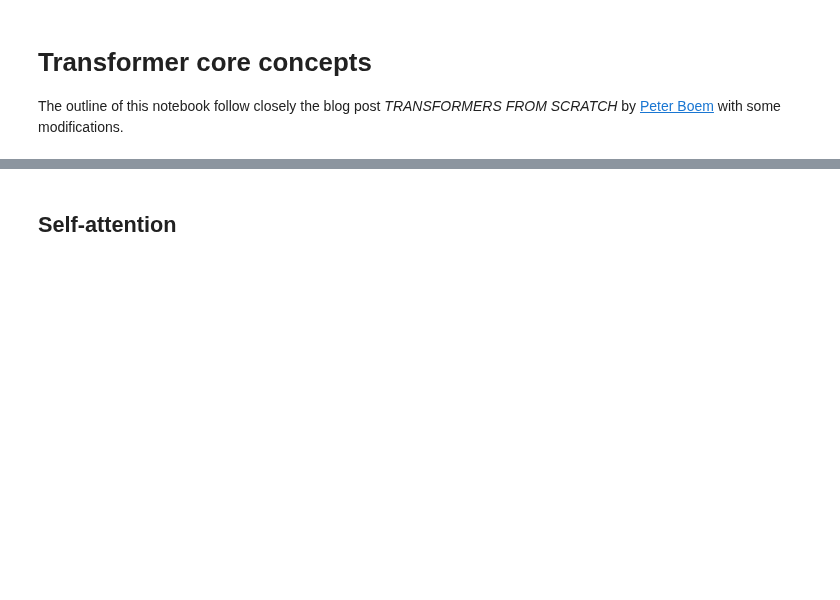
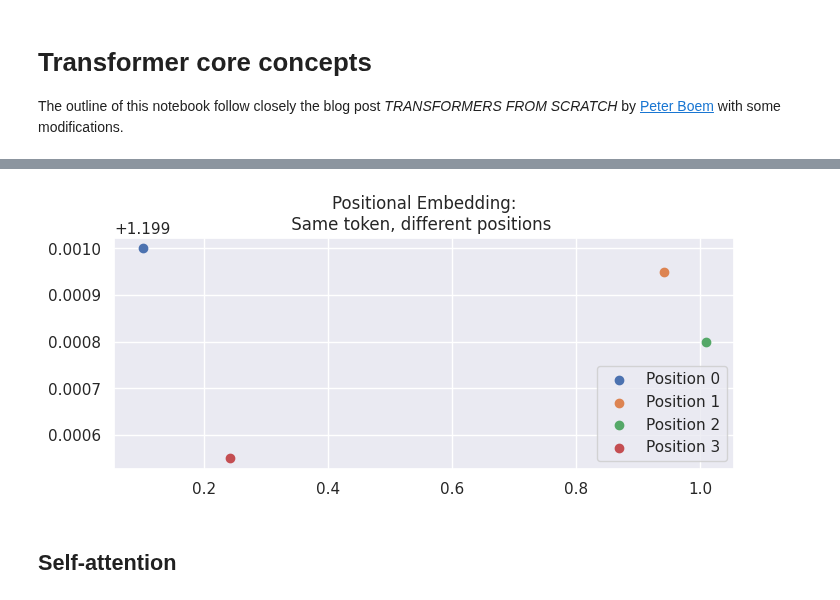
Before and after one commit to ratteripenta/transformers-seminar-workshop, a Jupyter notebook: notebooks/workshop-2/01-transformer-concepts.ipynb, the cells around one changed output, grey strips where cells are left out. Cells and saved outputs as stored; diff of their text form; code cells hidden in the pictures; blank space fills up the shorter version.

```diff
--- a/notebooks/workshop-2/01-transformer-concepts.ipynb
+++ b/notebooks/workshop-2/01-transformer-concepts.ipynb
@@ -17,3 +78,33 @@ The above process is depicted below.
+# %%
+import numpy as np
+import seaborn as sns
+import matplotlib.pyplot as plt
+sns.set()
+
+def positional_encoding(pos, embedding_dim):
+    pe = np.zeros((embedding_dim,))
+    for i in range(0, embedding_dim, 2):
+        pe[i] = np.sin(pos / (10000 ** (i / embedding_dim)))
+        pe[i + 1] = np.cos(pos / (10000 ** ((i + 1) / embedding_dim)))
+    return pe
+
+embedding = [0.1, 0.2]
+embeddings = np.array([embedding, embedding, embedding, embedding])
+
+pos_encodings = np.zeros((len(embeddings), len(embedding)))
+for pos in range(len(embeddings)):
+    pos_encodings[pos] = positional_encoding(pos, len(embedding))
+
+pos_embed = embeddings + pos_encodings
+
+fig, ax = plt.subplots(figsize=(8, 3))
+for i in range(len(embeddings)):
+    ax.scatter(pos_embed[i, 0], pos_embed[i, 1], label=f"Position {i}")
+ax.set_title("Positional Embedding:\n Same token, different positions  ")
+ax.legend()
+plt.show()
+# %% [output]
+[figure, added]
 # %% [markdown]
 ## Self-attention
 # %% [markdown]
```
Also changed, not shown: parts of 7 cells of this notebook.
